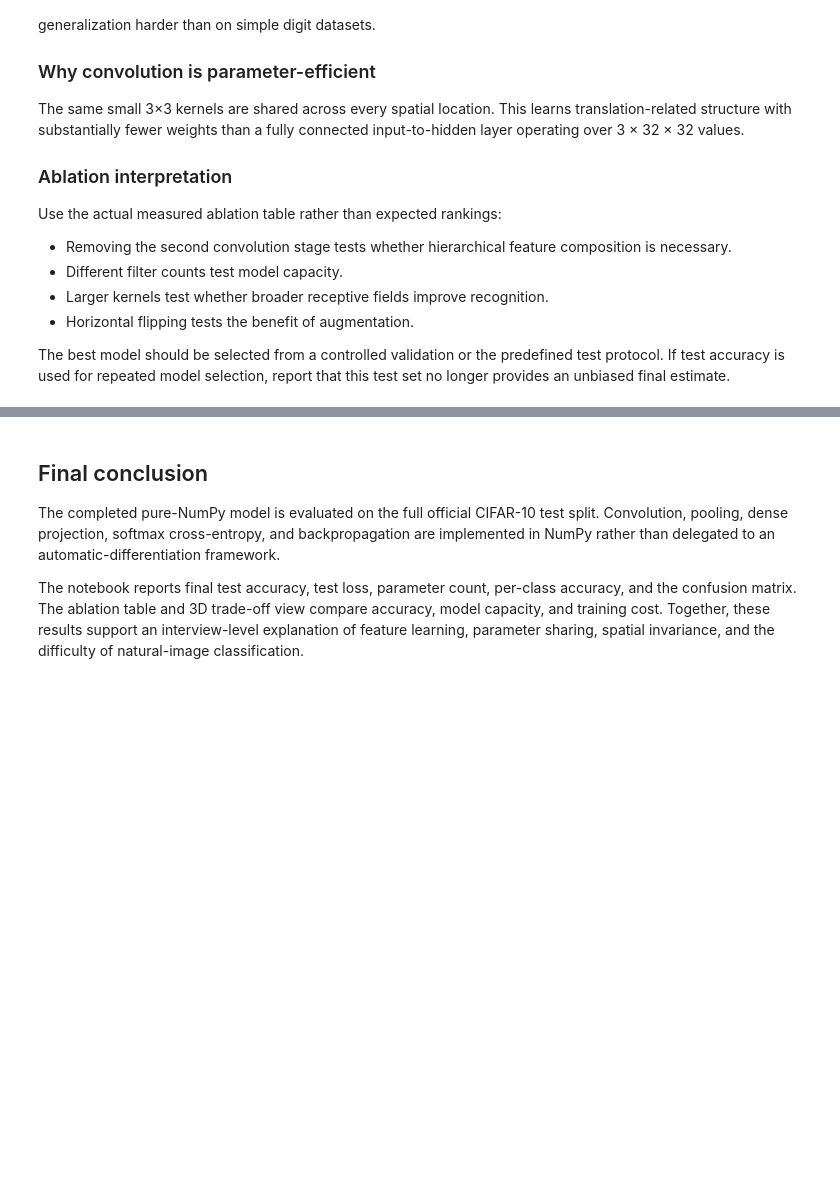
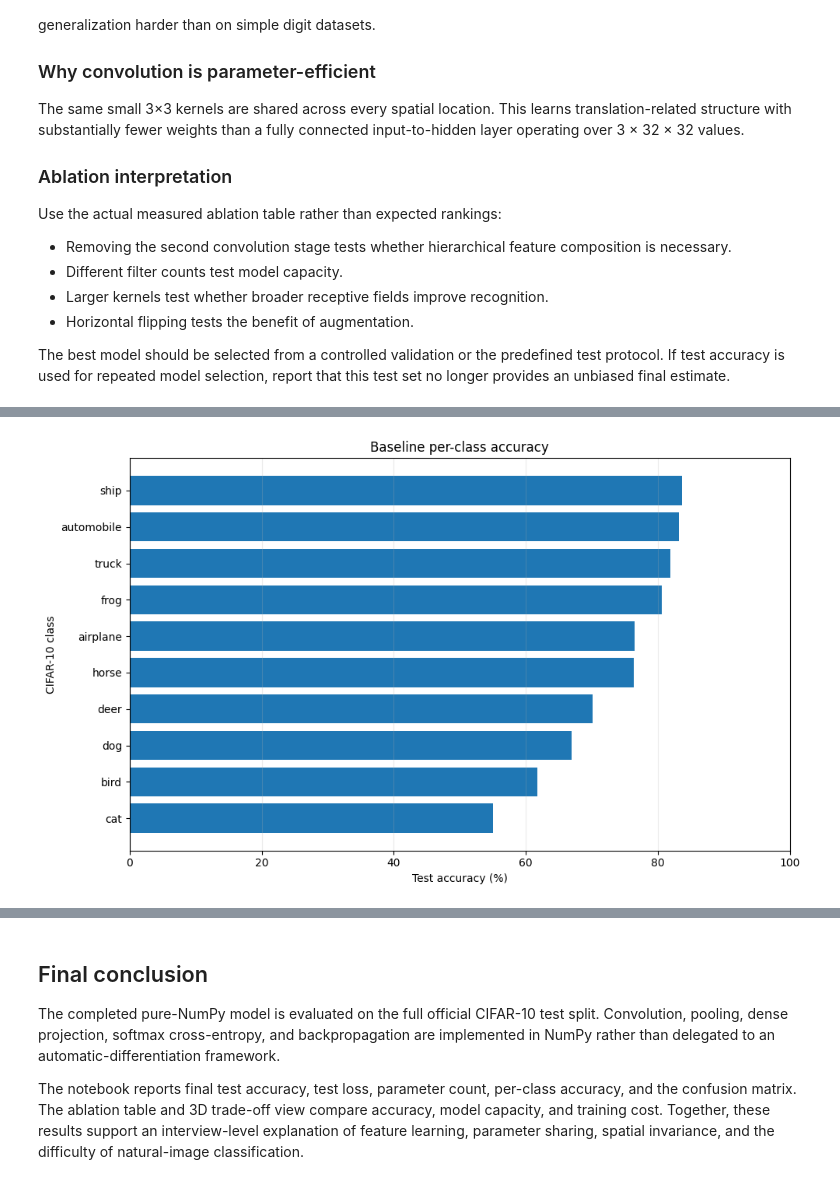
Before and after one commit to ArshiBansal/visual-feature-learning, a Jupyter notebook: notebooks/06_results_and_reflection.ipynb, the cells around one changed output, grey strips where cells are left out. Drawn from its saved outputs; the diff is of its cells as text; code cells hidden in the pictures; blank space fills up the shorter version.

```diff
--- a/notebooks/06_results_and_reflection.ipynb
+++ b/notebooks/06_results_and_reflection.ipynb
@@ -448,0 +440,16 @@ Saved: C:\Users\hp\Documents\GitHub\visual-feature-learning\outputs\final_analys
+# %%
+per_class_accuracy = (
+    confusion_matrix.diagonal()
+    / confusion_matrix.sum(axis=1).clip(min=1)
+)
+
+summary = pd.DataFrame(
+    {
+        "Class": class_names,
+        "Test accuracy": per_class_accuracy,
+        "Correct predictions": confusion_matrix.diagonal(),
+        "Total test images": confusion_matrix.sum(axis=1),
+    }
+).sort_values("Test accuracy", ascending=False)
+
+summary
@@ -448,0 +504,16 @@ Saved: C:\Users\hp\Documents\GitHub\visual-feature-learning\outputs\final_analys
+# %%
+ordered = summary.sort_values("Test accuracy", ascending=True)
+
+fig, ax = plt.subplots(figsize=(10, 6))
+ax.barh(ordered["Class"], ordered["Test accuracy"] * 100)
+ax.set(
+    xlabel="Test accuracy (%)",
+    ylabel="CIFAR-10 class",
+    title="Baseline per-class accuracy",
+)
+ax.set_xlim(0, 100)
+ax.grid(axis="x", alpha=0.25)
+fig.tight_layout()
+plt.show()
+# %% [output]
+[figure, added]
```
Also changed, not shown: parts of 20 cells of this notebook.
